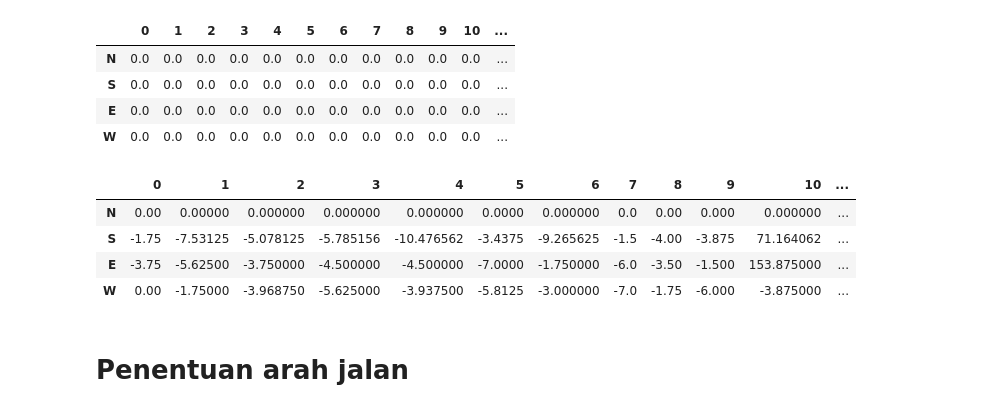
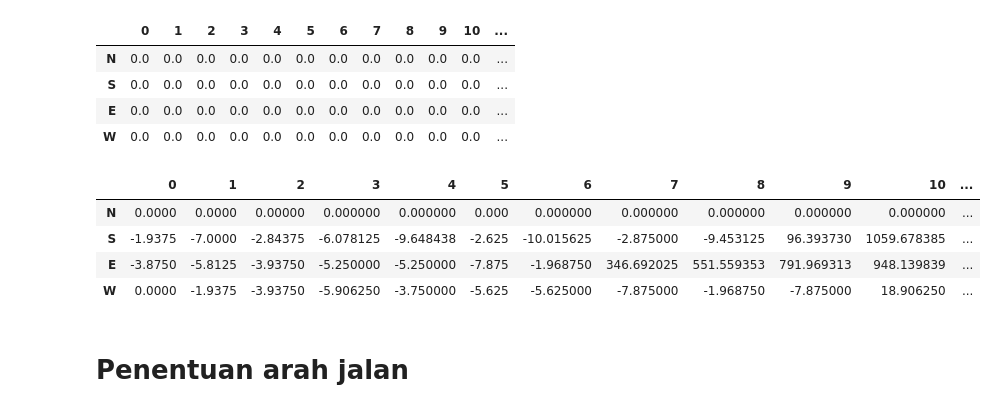
Before and after one commit to alfisar/Q-Learing, a Jupyter notebook: Q-Learning.ipynb, the cells around one changed output. Cells and saved outputs as stored; diff of their text form; code cells hidden in the pictures.

```diff
--- a/Q-Learning.ipynb
+++ b/Q-Learning.ipynb
@@ -2,7 +2,7 @@
 import pandas as pd
 import random
 
-data = pd.read_csv('DataTugas3ML2019.csv',sep = '\t',header = -1)
+data = pd.read_csv('DataTugas3ML2019.txt',sep = '\t',header = -1)
 pd.set_option("display.max_columns", 225)
 pd.set_option('display.max_colwidth', 10000)
 data
@@ -61,11 +61,11 @@ def jalan(arah):
 #     print(arah)
     if(arahsblm == 'N'):
         arah.remove('S')
-    if(arahsblm == 'S'):
+    elif(arahsblm == 'S'):
         arah.remove('N')
-    if(arahsblm == 'E'):
+    elif(arahsblm == 'E'):
         arah.remove('W')
-    if(arahsblm == 'W'):
+    elif(arahsblm == 'W'):
         arah.remove('E')
 
     return arah
@@ -106,25 +106,25 @@ TabelQ
 # %%
 alfa = 1
 gamma = 0.5
 x = 0
 y = 14
 arahsblm = ''
 
-for j in range (20):
+for episode in range (25):# jika pada saat hasil akhir di run tidak kluar hasilnya silahkan perbesar episodenya
     x = 0
     y = 14
     arahsblm = ''
     for i in range(225):
         arah = PossibleA(x,y)
         arah = jalan(arah)
         x,y,arahsblm = pemilihanjalan(x,y,arah)
 TabelQ
 # %% [output]
 |  | 0 | 1 | 2 | 3 | 4 | 5 | 6 | 7 | 8 | 9 | 10 | ... |
-| N | 0.00 | 0.00000 | 0.000000 | 0.000000 | 0.000000 | 0.0000 | 0.000000 | 0.0 | 0.00 | 0.000 | 0.000000 | ... |
-| S | -1.75 | -7.53125 | -5.078125 | -5.785156 | -10.476562 | -3.4375 | -9.265625 | -1.5 | -4.00 | -3.875 | 71.164062 | ... |
-| E | -3.75 | -5.62500 | -3.750000 | -4.500000 | -4.500000 | -7.0000 | -1.750000 | -6.0 | -3.50 | -1.500 | 153.875000 | ... |
-| W | 0.00 | -1.75000 | -3.968750 | -5.625000 | -3.937500 | -5.8125 | -3.000000 | -7.0 | -1.75 | -6.000 | -3.875000 | ... |
+| N | 0.0000 | 0.0000 | 0.00000 | 0.000000 | 0.000000 | 0.000 | 0.000000 | 0.000000 | 0.000000 | 0.000000 | 0.000000 | ... |
+| S | -1.9375 | -7.0000 | -2.84375 | -6.078125 | -9.648438 | -2.625 | -10.015625 | -2.875000 | -9.453125 | 96.393730 | 1059.678385 | ... |
+| E | -3.8750 | -5.8125 | -3.93750 | -5.250000 | -5.250000 | -7.875 | -1.968750 | 346.692025 | 551.559353 | 791.969313 | 948.139839 | ... |
+| W | 0.0000 | -1.9375 | -3.93750 | -5.906250 | -3.750000 | -5.625 | -5.625000 | -7.875000 | -1.968750 | -7.875000 | 18.906250 | ... |
 # %% [markdown]
 # Penentuan arah jalan
 # %%
```
Also changed, not shown: parts of 3 cells of this notebook, 3 other files.
